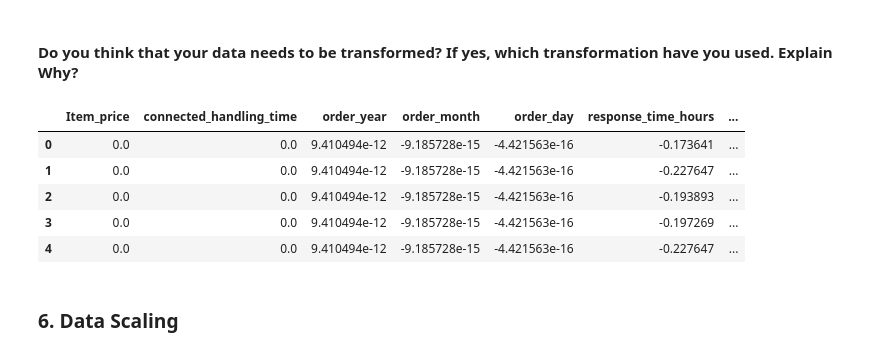
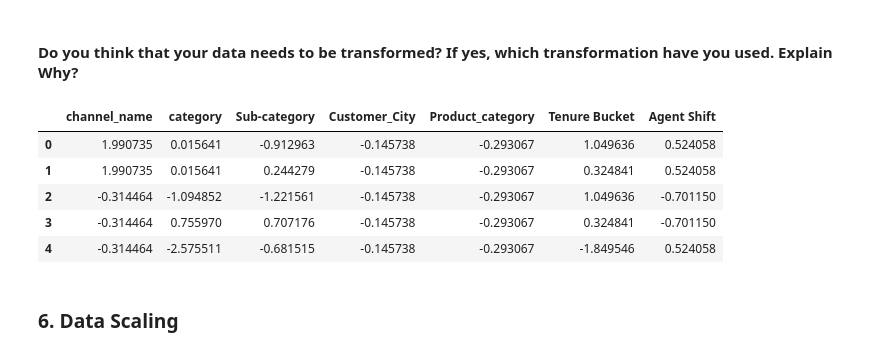
Before and after one commit to Pheonix1330/better-next-sitemap, a Jupyter notebook: Sample_ML_Submission_Template.ipynb, the cells around one changed output. Cells and saved outputs as stored; diff of their text form; code cells hidden in the pictures.

```diff
--- a/Sample_ML_Submission_Template.ipynb
+++ b/Sample_ML_Submission_Template.ipynb
@@ -1226,20 +1344,2 @@ Name: Customer Remarks, dtype: object
 # %% [markdown]
 #### 7. Tokenization
-# %%
-# Tokenization
-
-import nltk  # Execute: import nltk
-from nltk.tokenize import word_tokenize  # Execute: from nltk.tokenize import word_tokenize
-
-nltk.download('punkt', quiet=True)  # Execute: nltk.download('punkt', quiet=True)
-
-text_col = 'Customer Remarks'  # Execute: text_col = 'Customer Remarks'
-
-if text_col in df.columns:  # Execute: if text_col in df.columns:
-
-    df['tokens'] = df[text_col].astype(str).apply(word_tokenize)  # Execute: df['tokens'] = df[text_col].astype(str).apply(word_tokenize)
-
-    print(df['tokens'].head())  # Execute: print(df['tokens'].head())
-
-else:  # Execute: else:
-    print("Customer Remarks column not present — tokenization skipped.")  # Execute: print("Customer Remarks column not present — tokenization skipped.")
@@ -1496,42 +1694,48 @@ These variables directly relate to service efficiency, response time, and custom
 # %% [markdown]
 #### Do you think that your data needs to be transformed? If yes, which transformation have you used. Explain Why?
 # %%
-# Data Transformation without Memory Error (encode only low-cardinality categorical columns)
+# Data Transformation without Memory Error
 
-from sklearn.preprocessing import StandardScaler  # Execute: from sklearn.preprocessing import StandardScaler
-import pandas as pd  # Execute: import pandas as pd
+from sklearn.preprocessing import StandardScaler
+import pandas as pd
 
 # Separate target
-y = df['CSAT Score']  # Execute: y = df['CSAT Score']
-X = df.drop('CSAT Score', axis=1)  # Execute: X = df.drop('CSAT Score', axis=1)
+y = df['CSAT Score']
+X = df.drop('CSAT Score', axis=1)
 
 # Identify categorical columns with small number of unique values
-cat_cols = [col for col in X.select_dtypes(include='object').columns if X[col].nunique() < 50]  # Execute: cat_cols = [col for col in X.select_dtypes(include='object').columns if X[col].nunique() < 50]
+cat_cols = [col for col in X.select_dtypes(include='object').columns if X[col].nunique() < 50]
 
-# One-hot encode only those columns
-X = pd.get_dummies(X, columns=cat_cols, drop_first=True)  # Execute: X = pd.get_dummies(X, columns=cat_cols, drop_first=True)
+# One-hot encode only low-cardinality columns
+X = pd.get_dummies(X, columns=cat_cols, drop_first=True)
 
 # Keep only numeric columns
-X = X.select_dtypes(include=['int64','float64'])  # Execute: X = X.select_dtypes(include=['int64','float64'])
+X = X.select_dtypes(include=['int64','float64'])
 
-# Handle missing values
-X = X.fillna(X.mean())  # Execute: X = X.fillna(X.mean())
+# Remove columns that contain only NaN
+X = X.dropna(axis=1, how='all')
+
+# Fill remaining missing values
+X = X.fillna(X.mean())
+
+# Remove constant columns
+X = X.loc[:, X.nunique() > 1]
 
 # Scale features
-scaler = StandardScaler()  # Execute: scaler = StandardScaler()
-X_scaled = scaler.fit_transform(X)  # Execute: X_scaled = scaler.fit_transform(X)
+scaler = StandardScaler()
+X_scaled = scaler.fit_transform(X)
 
 # Convert back to DataFrame
-X_transformed = pd.DataFrame(X_scaled, columns=X.columns)  # Execute: X_transformed = pd.DataFrame(X_scaled, columns=X.columns)
+X_transformed = pd.DataFrame(X_scaled, columns=X.columns)
 
-X_transformed.head()  # Execute: X_transformed.head()
+X_transformed.head()
 # %% [output]
-|  | Item_price | connected_handling_time | order_year | order_month | order_day | response_time_hours | ... |
-| 0 | 0.0 | 0.0 | 9.410494e-12 | -9.185728e-15 | -4.421563e-16 | -0.173641 | ... |
-| 1 | 0.0 | 0.0 | 9.410494e-12 | -9.185728e-15 | -4.421563e-16 | -0.227647 | ... |
-| 2 | 0.0 | 0.0 | 9.410494e-12 | -9.185728e-15 | -4.421563e-16 | -0.193893 | ... |
-| 3 | 0.0 | 0.0 | 9.410494e-12 | -9.185728e-15 | -4.421563e-16 | -0.197269 | ... |
-| 4 | 0.0 | 0.0 | 9.410494e-12 | -9.185728e-15 | -4.421563e-16 | -0.227647 | ... |
+|  | channel_name | category | Sub-category | Customer_City | Product_category | Tenure Bucket | Agent Shift |
+| 0 | 1.990735 | 0.015641 | -0.912963 | -0.145738 | -0.293067 | 1.049636 | 0.524058 |
+| 1 | 1.990735 | 0.015641 | 0.244279 | -0.145738 | -0.293067 | 0.324841 | 0.524058 |
+| 2 | -0.314464 | -1.094852 | -1.221561 | -0.145738 | -0.293067 | 1.049636 | -0.701150 |
+| 3 | -0.314464 | 0.755970 | 0.707176 | -0.145738 | -0.293067 | 0.324841 | -0.701150 |
+| 4 | -0.314464 | -2.575511 | -0.681515 | -0.145738 | -0.293067 | -1.849546 | 0.524058 |
 # %% [markdown]
 ### 6. Data Scaling
 # %%
```
Also changed, not shown: parts of 50 cells of this notebook.
